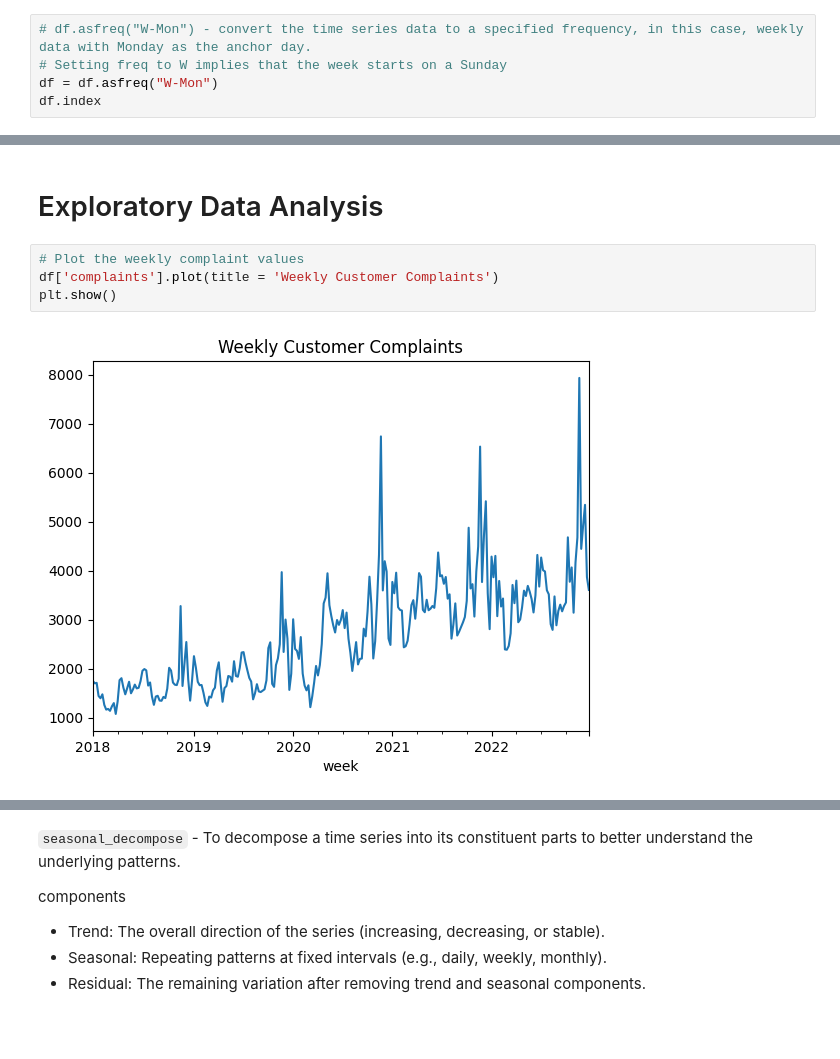
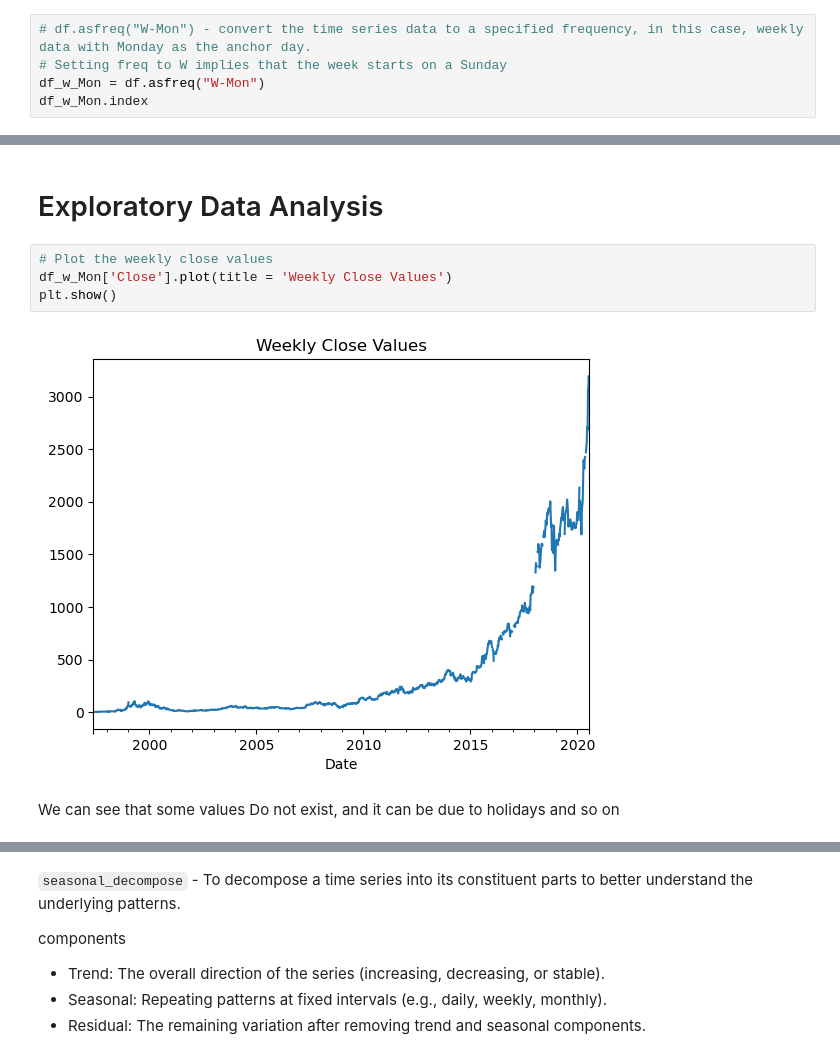
Before and after one commit to MarioHabibFathi/ITI_Time_series, a Jupyter notebook: LABS/Exponential Smoothing and Holt-Winters.ipynb, the cells around one changed output, grey strips where cells are left out. Cells and saved outputs as stored; diff of their text form; blank space fills up the shorter version.

```diff
--- a/LABS/Exponential Smoothing and Holt-Winters.ipynb
+++ b/LABS/Exponential Smoothing and Holt-Winters.ipynb
@@ -62,6 +65,6 @@ df.head()
 # %%
 # df.asfreq("W-Mon") - convert the time series data to a specified frequency, in this case, weekly data with Monday as the anchor day.
 # Setting freq to W implies that the week starts on a Sunday
-df = df.asfreq("W-Mon")
-df.index
+df_w_Mon = df.asfreq("W-Mon")
+df_w_Mon.index
 # %% [output]
@@ -107,11 +110,13 @@ You can also use multiples, like:
 # %% [markdown]
 # Exploratory Data Analysis
 # %%
-# Plot the weekly complaint values
-df['complaints'].plot(title = 'Weekly Customer Complaints')
+# Plot the weekly close values
+df_w_Mon['Close'].plot(title = 'Weekly Close Values')
 plt.show()
 # %% [output]
-[figure, old version]
+[figure, new version]
+# %% [markdown]
+We can see that some values Do not exist, and it can be due to holidays and so on
 # %%
 # month_plot() - To visualize the average value for each month across multiple years in a time series
 # red lines - Represents the mean value for each month
```
Also changed, not shown: parts of 27 cells of this notebook.
